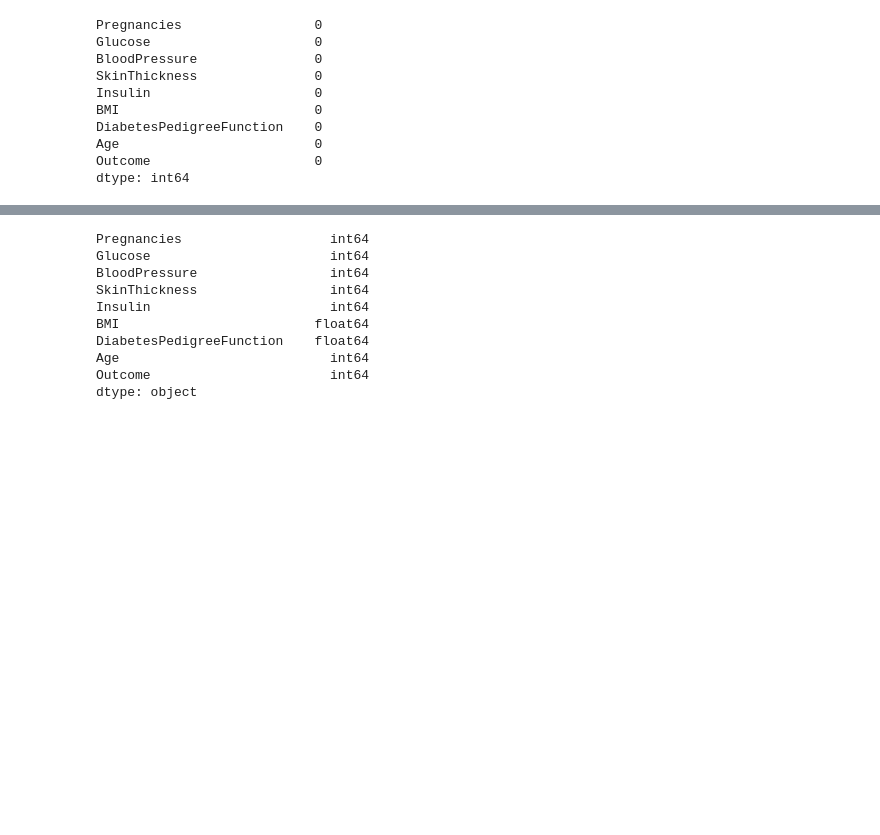
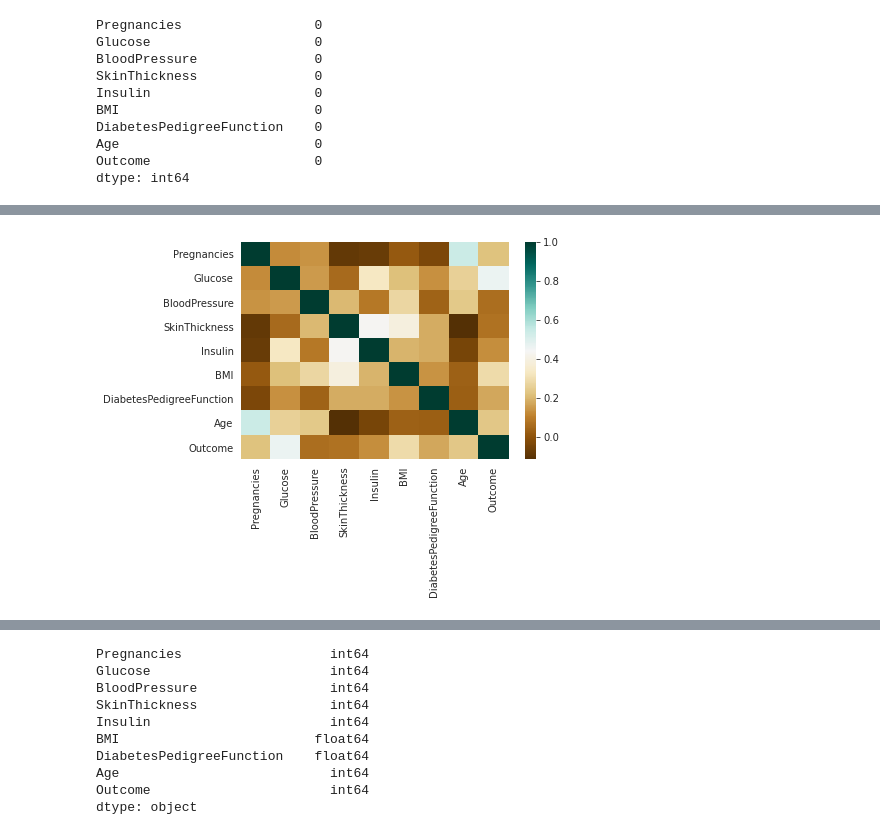
Before and after one commit to rachellb/Bennett_OUDSA5900, a Jupyter notebook: Cleaning/PimaClean.ipynb, the cells around one changed output, grey strips where cells are left out. Drawn from its saved outputs; the diff is of its cells as text; code cells hidden in the pictures; blank space fills up the shorter version.

```diff
--- a/Cleaning/PimaClean.ipynb
+++ b/Cleaning/PimaClean.ipynb
@@ -36,0 +88,4 @@ df.describe()
+# %%
+g = sns.heatmap(df.corr(),cmap="BrBG",annot=False)
+# %% [output]
+[figure, added]
```
Also changed, not shown: parts of 8 cells of this notebook, 4 other files.
